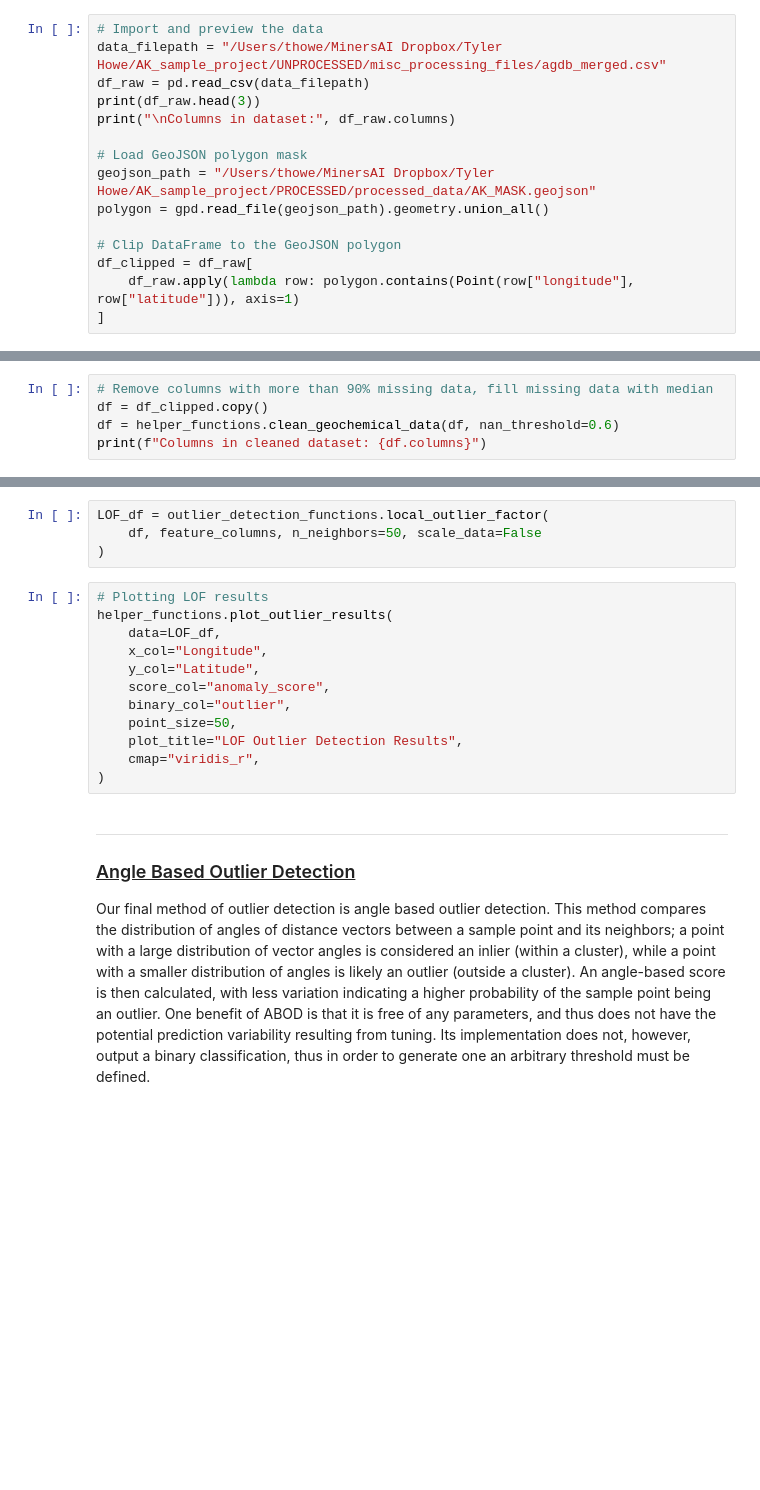
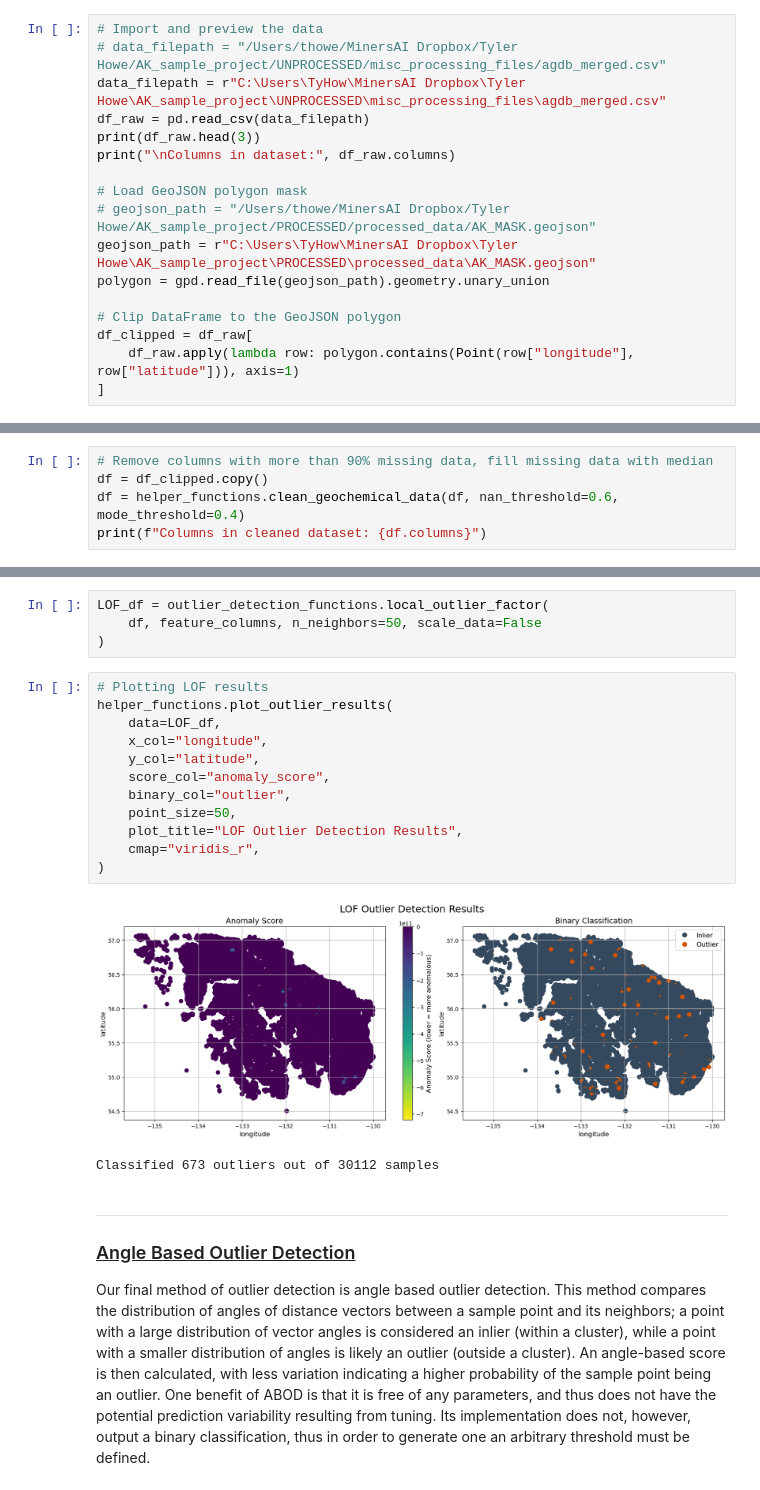
Before and after one commit to tyhowee/geo_datasci_tools, a Jupyter notebook: geochemical_outlier_detection/AK_outlier_detection.ipynb, the cells around one changed output, grey strips where cells are left out. Drawn from its saved outputs; the diff is of its cells as text; blank space fills up the shorter version.

Commit message:
playing with AK geochem anomalies

```diff
--- a/geochemical_outlier_detection/AK_outlier_detection.ipynb
+++ b/geochemical_outlier_detection/AK_outlier_detection.ipynb
@@ -48,14 +48,16 @@ importlib.reload(outlier_detection_functions)
 *For the testing of these algorithms we are going to use geochemical data from a region in southwestern Saudi Arabia. All units are converted to ppm for consistency.*
 # %%
 # Import and preview the data
-data_filepath = "/Users/thowe/MinersAI Dropbox/Tyler Howe/AK_sample_project/UNPROCESSED/misc_processing_files/agdb_merged.csv"
+# data_filepath = "/Users/thowe/MinersAI Dropbox/Tyler Howe/AK_sample_project/UNPROCESSED/misc_processing_files/agdb_merged.csv"
+data_filepath = r"C:\Users\TyHow\MinersAI Dropbox\Tyler Howe\AK_sample_project\UNPROCESSED\misc_processing_files\agdb_merged.csv"
 df_raw = pd.read_csv(data_filepath)
 print(df_raw.head(3))
 print("\nColumns in dataset:", df_raw.columns)
 
 # Load GeoJSON polygon mask
-geojson_path = "/Users/thowe/MinersAI Dropbox/Tyler Howe/AK_sample_project/PROCESSED/processed_data/AK_MASK.geojson"
-polygon = gpd.read_file(geojson_path).geometry.union_all()
+# geojson_path = "/Users/thowe/MinersAI Dropbox/Tyler Howe/AK_sample_project/PROCESSED/processed_data/AK_MASK.geojson"
+geojson_path = r"C:\Users\TyHow\MinersAI Dropbox\Tyler Howe\AK_sample_project\PROCESSED\processed_data\AK_MASK.geojson"
+polygon = gpd.read_file(geojson_path).geometry.unary_union
 
 # Clip DataFrame to the GeoJSON polygon
 df_clipped = df_raw[
@@ -67,5 +89,5 @@ helper_functions.plot_nan_percentage(df_clipped)
 # %%
 # Remove columns with more than 90% missing data, fill missing data with median
 df = df_clipped.copy()
-df = helper_functions.clean_geochemical_data(df, nan_threshold=0.6)
+df = helper_functions.clean_geochemical_data(df, nan_threshold=0.6, mode_threshold=0.4)
 print(f"Columns in cleaned dataset: {df.columns}")
@@ -146,15 +182,18 @@ LOF_df = outlier_detection_functions.local_outlier_factor(
 # %%
 # Plotting LOF results
 helper_functions.plot_outlier_results(
     data=LOF_df,
-    x_col="Longitude",
-    y_col="Latitude",
+    x_col="longitude",
+    y_col="latitude",
     score_col="anomaly_score",
     binary_col="outlier",
     point_size=50,
     plot_title="LOF Outlier Detection Results",
     cmap="viridis_r",
 )
+# %% [output]
+[figure, added]
+Classified 673 outliers out of 30112 samples
 # %% [markdown]
 
 ---
```
Also changed, not shown: parts of 22 cells of this notebook, 2 other files.
